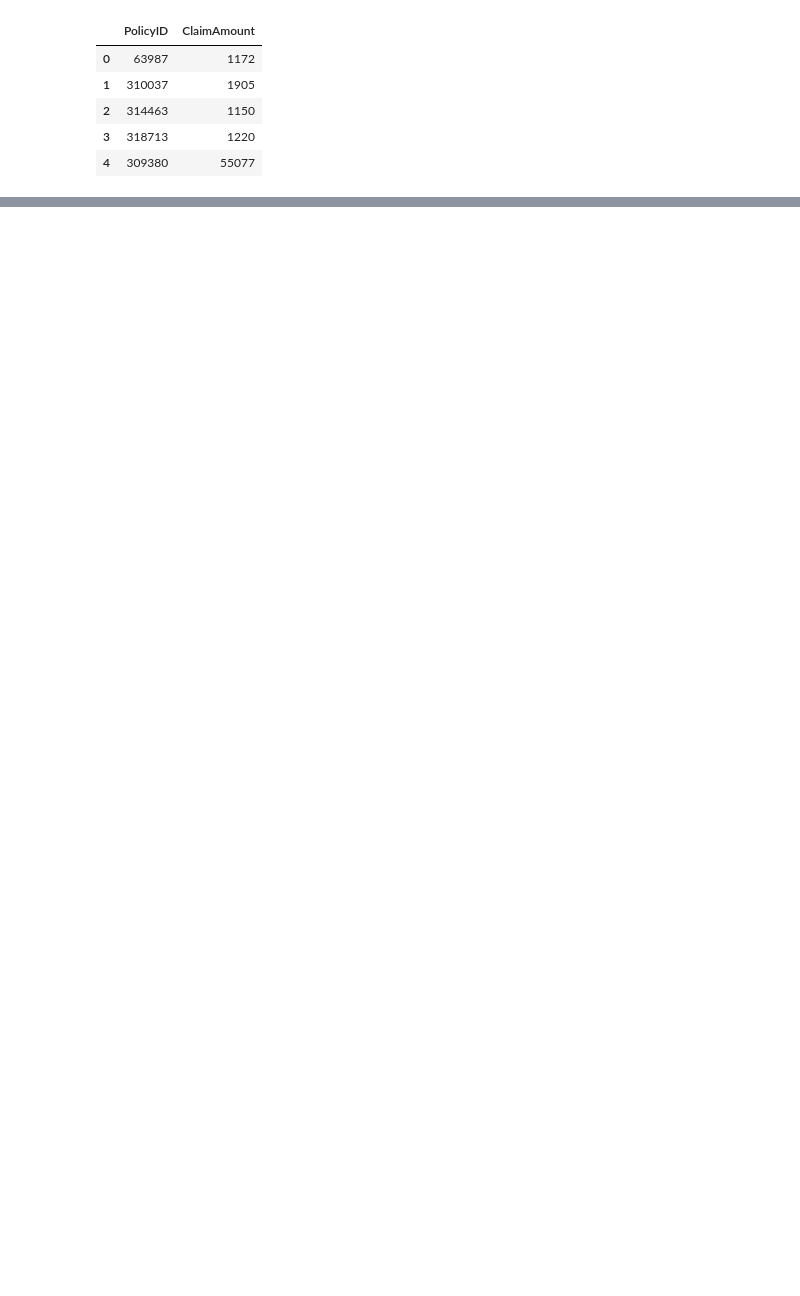
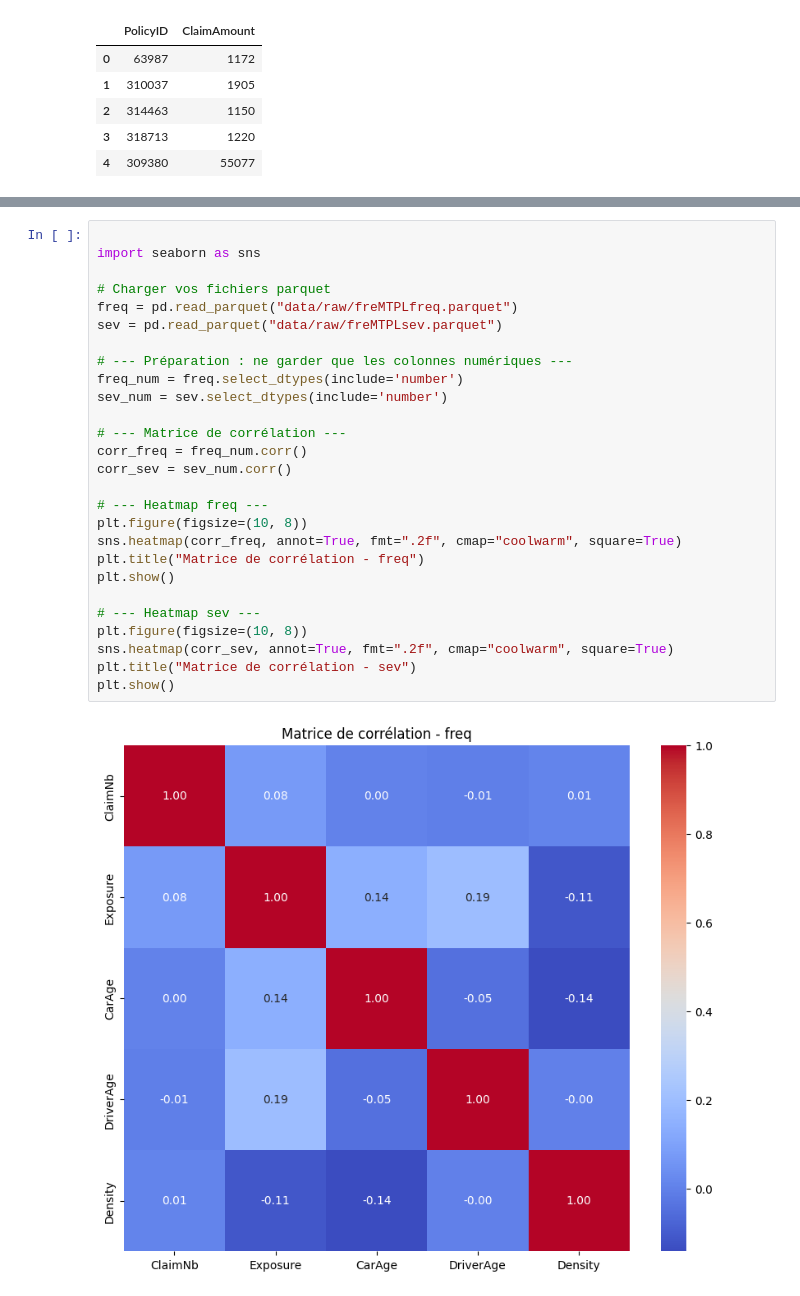
Before and after one commit to fadiblm/Projet-assurance-non-vie, a Jupyter notebook: visualisation.ipynb, the cells around one changed output, grey strips where cells are left out. Cells and saved outputs as stored; diff of their text form; blank space fills up the shorter version.

```diff
--- a/visualisation.ipynb
+++ b/visualisation.ipynb
@@ -23,0 +102,29 @@ display(sev.head())
+# %%
+
+import seaborn as sns
+
+# Charger vos fichiers parquet
+freq = pd.read_parquet("data/raw/freMTPLfreq.parquet")
+sev = pd.read_parquet("data/raw/freMTPLsev.parquet")
+
+# --- Préparation : ne garder que les colonnes numériques ---
+freq_num = freq.select_dtypes(include='number')
+sev_num = sev.select_dtypes(include='number')
+
+# --- Matrice de corrélation ---
+corr_freq = freq_num.corr()
+corr_sev = sev_num.corr()
+
+# --- Heatmap freq ---
+plt.figure(figsize=(10, 8))
+sns.heatmap(corr_freq, annot=True, fmt=".2f", cmap="coolwarm", square=True)
+plt.title("Matrice de corrélation - freq")
+plt.show()
+
+# --- Heatmap sev ---
+plt.figure(figsize=(10, 8))
+sns.heatmap(corr_sev, annot=True, fmt=".2f", cmap="coolwarm", square=True)
+plt.title("Matrice de corrélation - sev")
+plt.show()
+# %% [output]
+[figure, added]
```
Also changed, not shown: parts of 10 cells of this notebook.
